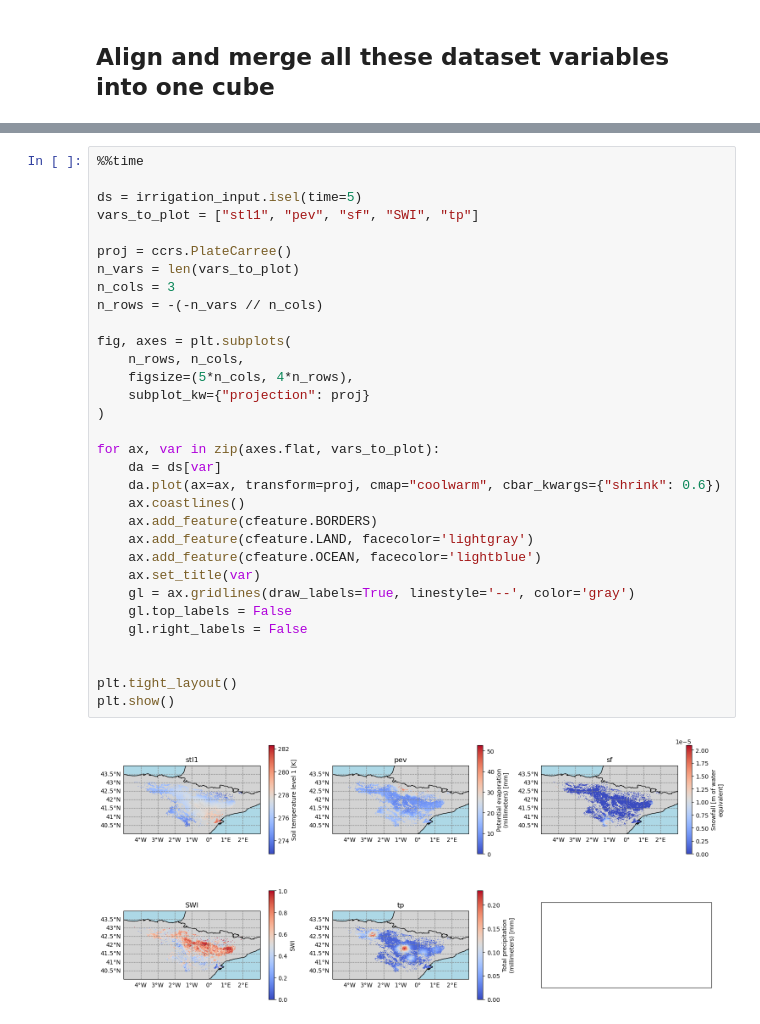
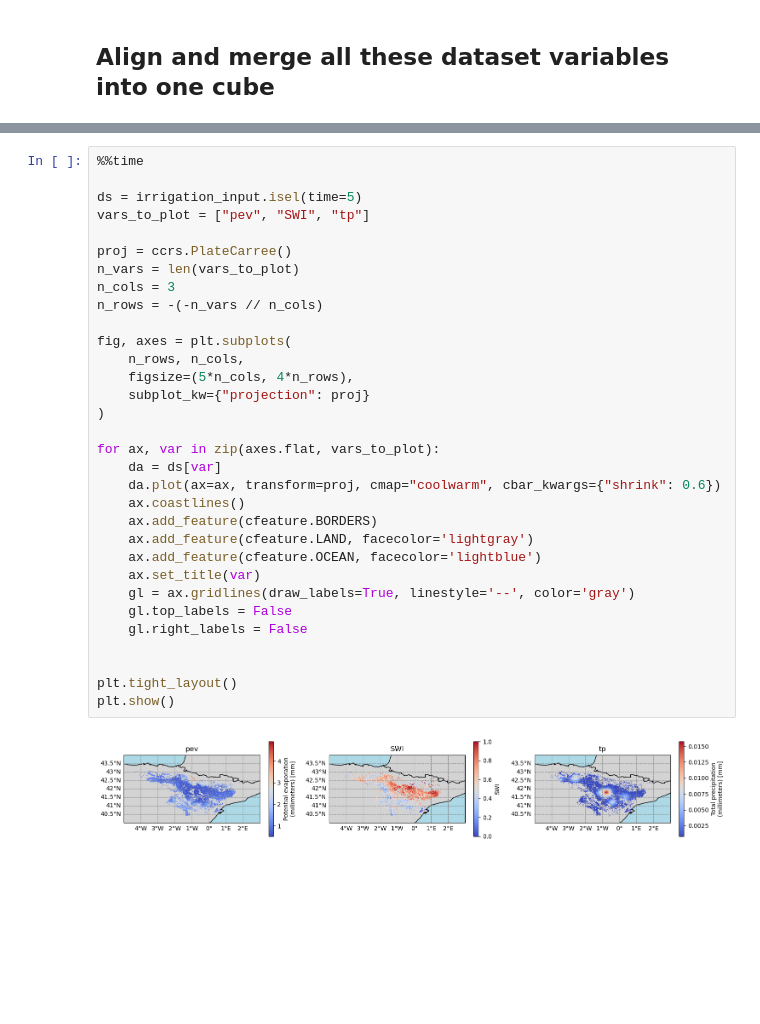
Before and after one commit to Irrigation-EU/irrigation-processor, a Jupyter notebook: notebooks/codes/preprocessing_final-2years.ipynb, the cells around one changed output, grey strips where cells are left out. Saved outputs shown, nothing was run; the diff lists cells and outputs as text; blank space fills up the shorter version.

```diff
--- a/notebooks/codes/preprocessing_final-2years.ipynb
+++ b/notebooks/codes/preprocessing_final-2years.ipynb
@@ -976,33 +765,33 @@ degrees_east
 %%time
 
 ds = irrigation_input.isel(time=5)
-vars_to_plot = ["stl1", "pev", "sf", "SWI", "tp"]
+vars_to_plot = ["pev", "SWI", "tp"]
 
 proj = ccrs.PlateCarree()
 n_vars = len(vars_to_plot)
 n_cols = 3
 n_rows = -(-n_vars // n_cols)
 
 fig, axes = plt.subplots(
     n_rows, n_cols,
     figsize=(5*n_cols, 4*n_rows),
     subplot_kw={"projection": proj}
 )
 
 for ax, var in zip(axes.flat, vars_to_plot):
     da = ds[var]
     da.plot(ax=ax, transform=proj, cmap="coolwarm", cbar_kwargs={"shrink": 0.6})
     ax.coastlines()
     ax.add_feature(cfeature.BORDERS)
     ax.add_feature(cfeature.LAND, facecolor='lightgray')
     ax.add_feature(cfeature.OCEAN, facecolor='lightblue')
     ax.set_title(var)
     gl = ax.gridlines(draw_labels=True, linestyle='--', color='gray')
     gl.top_labels = False
     gl.right_labels = False
 
 
 plt.tight_layout()
 plt.show()
 # %% [output]
-[figure, old version]
+[figure, new version]
```
Also changed, not shown: parts of 18 cells of this notebook.
